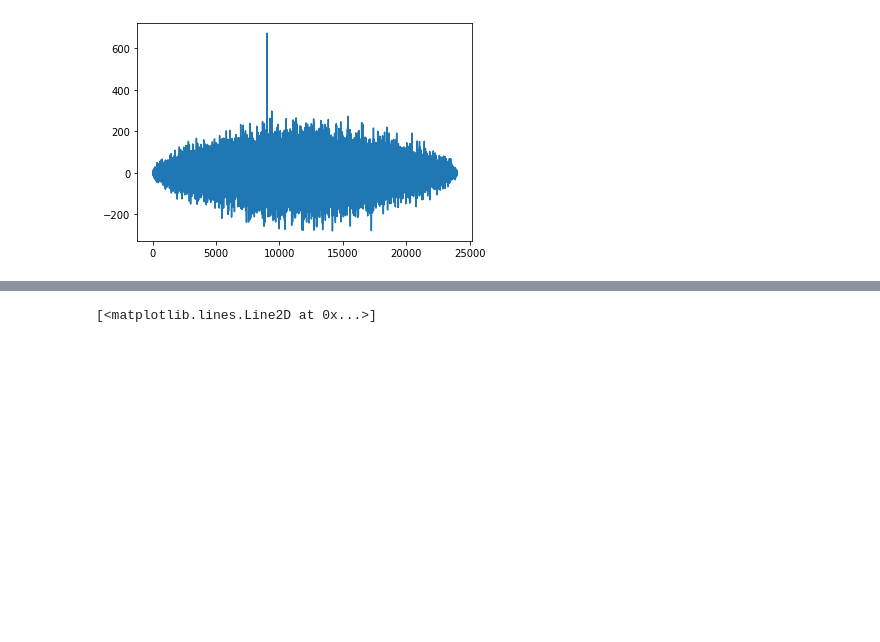
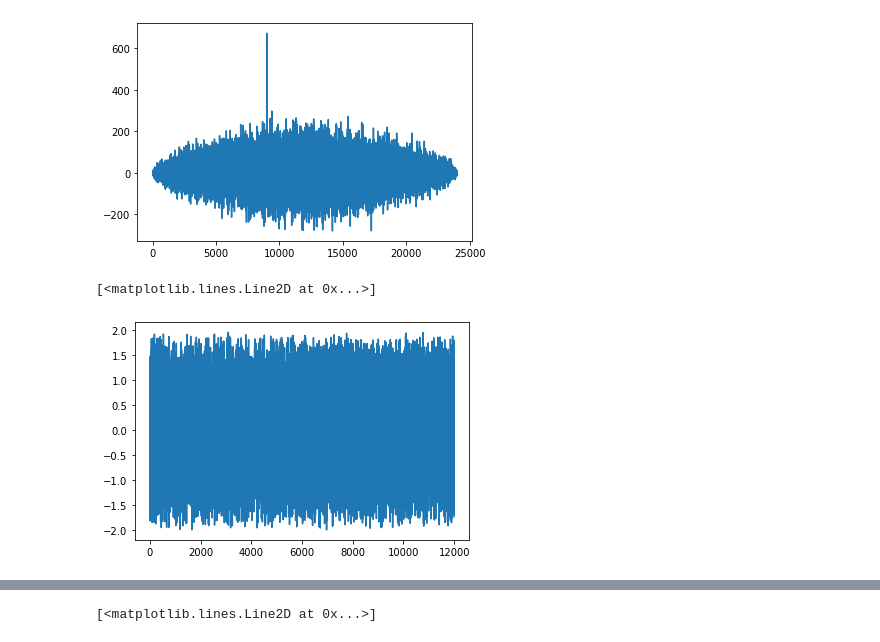
Before and after one commit to x-meienberg/msc-studies-aero, a Jupyter notebook: Satelite Geodesy/Exercise 2/Satelitengeodaesie_UE2_XM.ipynb, the cells around one changed output, grey strips where cells are left out. Drawn from its saved outputs; the diff is of its cells as text; code cells hidden in the pictures; blank space fills up the shorter version.

```diff
--- a/Satelite Geodesy/Exercise 2/Satelitengeodaesie_UE2_XM.ipynb
+++ b/Satelite Geodesy/Exercise 2/Satelitengeodaesie_UE2_XM.ipynb
@@ -85,3 +175,8 @@ plt.plot(correlation_2)
 # %% [output]
 [<matplotlib.lines.Line2D at 0x...>]
 [figure]
+# %%
+plt.plot(a_2)
+# %% [output]
+[<matplotlib.lines.Line2D at 0x...>]
+[figure, added]
```
Also changed, not shown: parts of 21 cells of this notebook.
